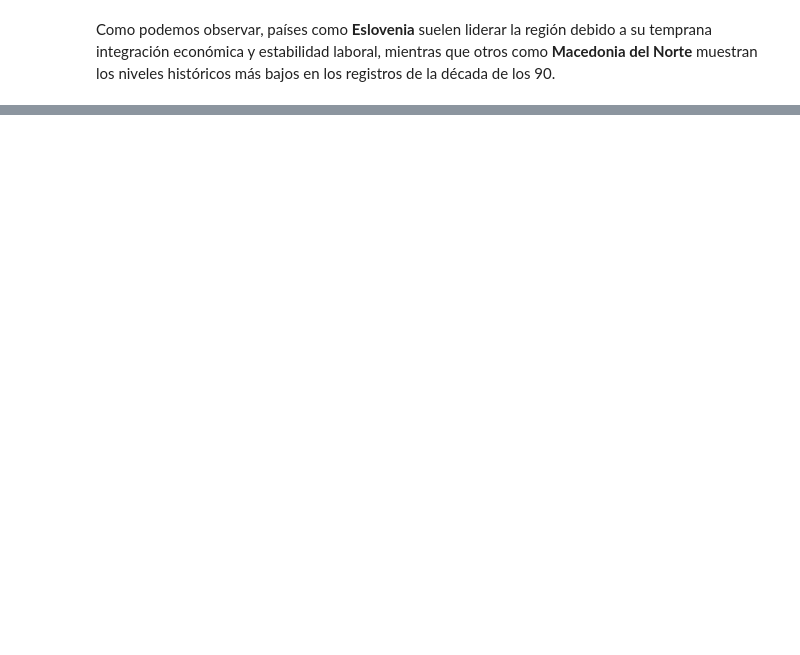
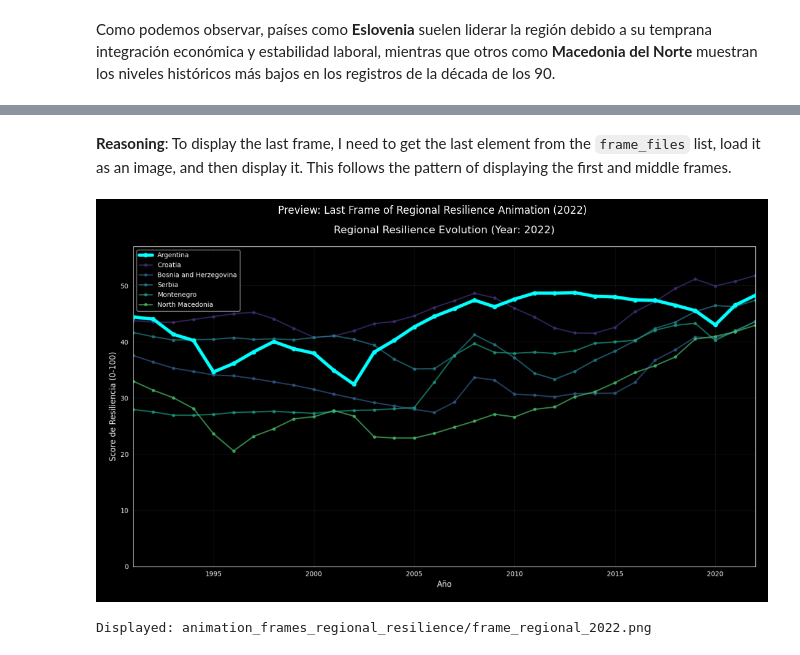
Before and after one commit to lucianoyllarreta/CLASE_CIENCIA_DATOS_I, a Jupyter notebook: LOS 4 FANTÁSTICOS/ SCORING.ipynb, the cells around one changed output, grey strips where cells are left out. Saved outputs shown, nothing was run; the diff lists cells and outputs as text; code cells hidden in the pictures; blank space fills up the shorter version.

```diff
--- a/LOS 4 FANTÁSTICOS/ SCORING.ipynb
+++ b/LOS 4 FANTÁSTICOS/ SCORING.ipynb
@@ -943,0 +2906,33 @@ files.download("grafico_interactivo.html")
+# %% [markdown]
+**Reasoning**:
+To display the last frame, I need to get the last element from the `frame_files` list, load it as an image, and then display it. This follows the pattern of displaying the first and middle frames.
+# %%
+import matplotlib.pyplot as plt
+import os
+
+# Define the directory where the frames are stored
+frames_dir_regional_resilience = 'animation_frames_regional_resilience'
+
+# Get a sorted list of all PNG filenames in the directory
+frame_files = sorted([f for f in os.listdir(frames_dir_regional_resilience) if f.endswith('.png')])
+
+# Check if any frames exist
+if frame_files:
+    # Get the path to the last frame
+    last_frame_path = os.path.join(frames_dir_regional_resilience, frame_files[-1])
+
+    # Load the image
+    img = plt.imread(last_frame_path)
+
+    # Display the image
+    plt.figure(figsize=(14, 8))
+    plt.imshow(img)
+    plt.title(f'Preview: Last Frame of Regional Resilience Animation ({frame_files[-1].split("_")[-1].split(".")[0]})')
+    plt.axis('off') # Hide axes
+    plt.show()
+    print(f"Displayed: {last_frame_path}")
+else:
+    print(f"No frames found in {frames_dir_regional_resilience}")
+# %% [output]
+[figure, added]
+Displayed: animation_frames_regional_resilience/frame_regional_2022.png
```
Also changed, not shown: parts of 143 cells of this notebook.
